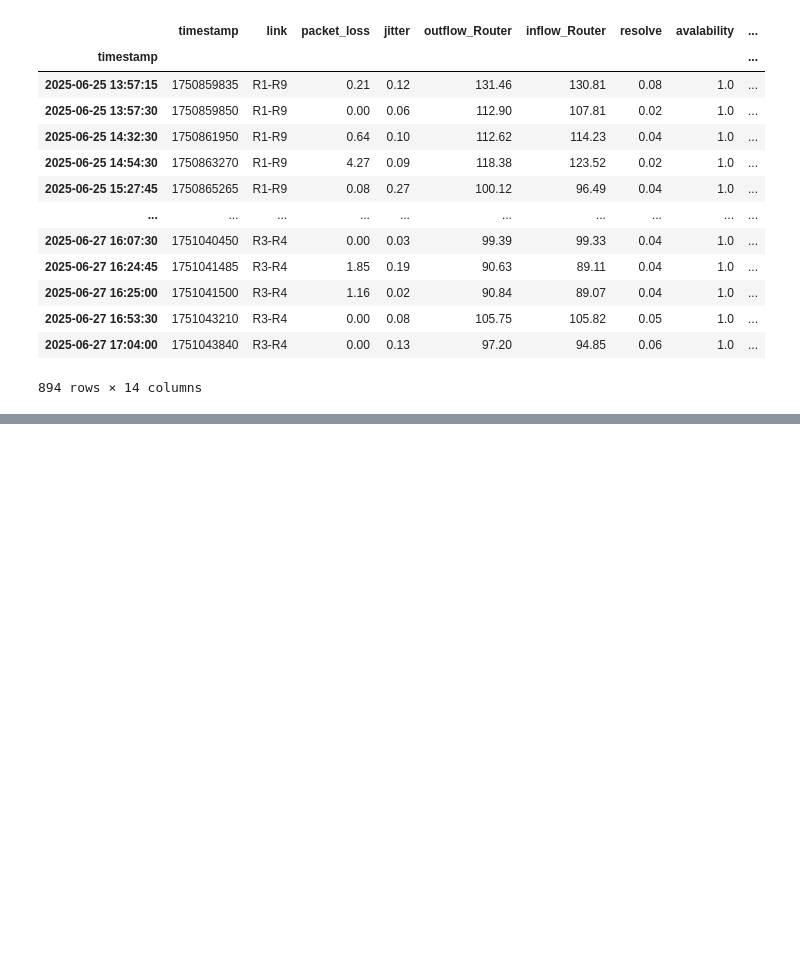
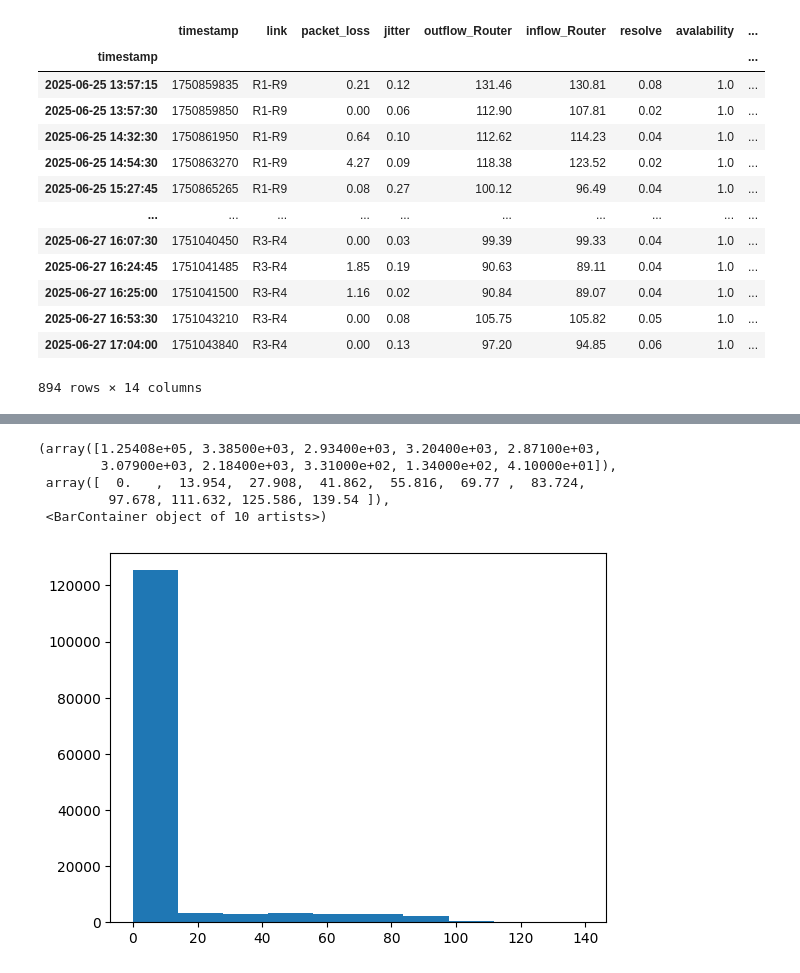
Before and after one commit to aioskill/genai2026, a Jupyter notebook: notebooks/demos20261026/QoS.ipynb, the cells around one changed output, grey strips where cells are left out. Drawn from its saved outputs; the diff is of its cells as text; code cells hidden in the pictures; blank space fills up the shorter version.

```diff
--- a/notebooks/demos20261026/QoS.ipynb
+++ b/notebooks/demos20261026/QoS.ipynb
@@ -338,0 +348,9 @@ df[df.inflow_anom | df.outflow_anom]
+# %%
+plt.hist(df.outflow_Router)
+# %% [output]
+(array([1.25408e+05, 3.38500e+03, 2.93400e+03, 3.20400e+03, 2.87100e+03,
+        3.07900e+03, 2.18400e+03, 3.31000e+02, 1.34000e+02, 4.10000e+01]),
+ array([  0.   ,  13.954,  27.908,  41.862,  55.816,  69.77 ,  83.724,
+         97.678, 111.632, 125.586, 139.54 ]),
+ <BarContainer object of 10 artists>)
+[figure, added]
```
Also changed, not shown: parts of 8 cells of this notebook.
